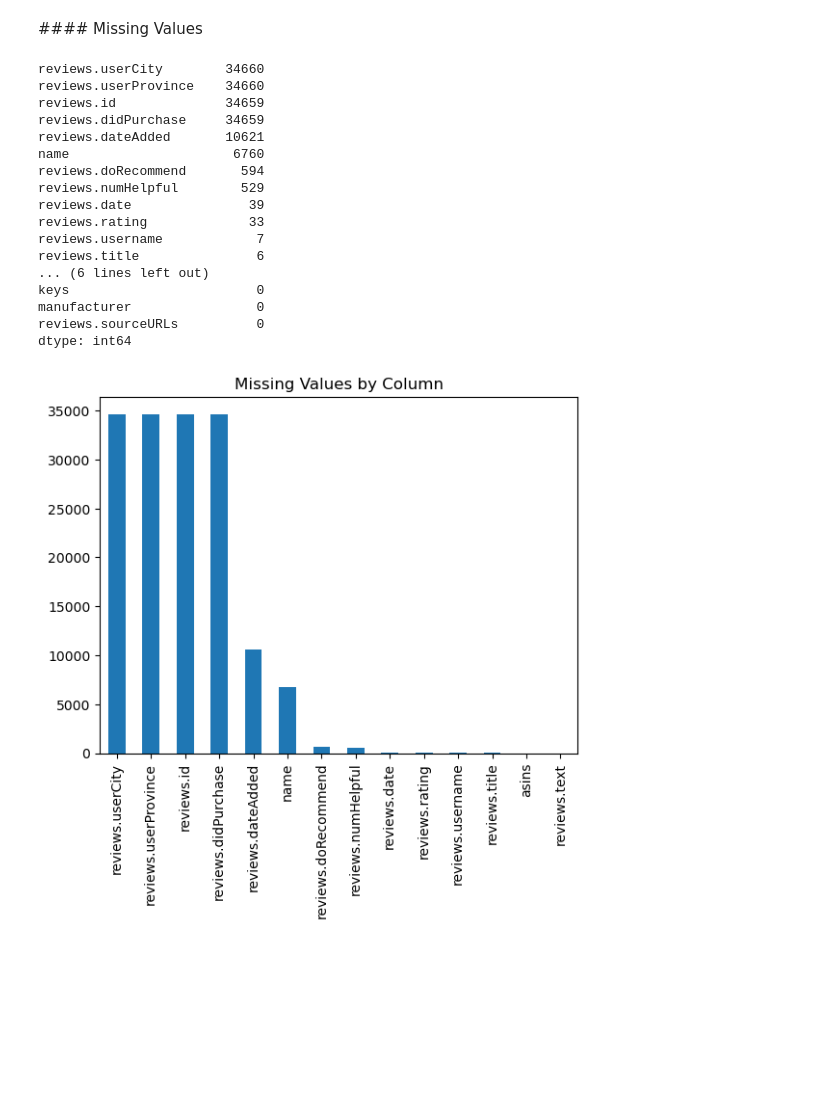
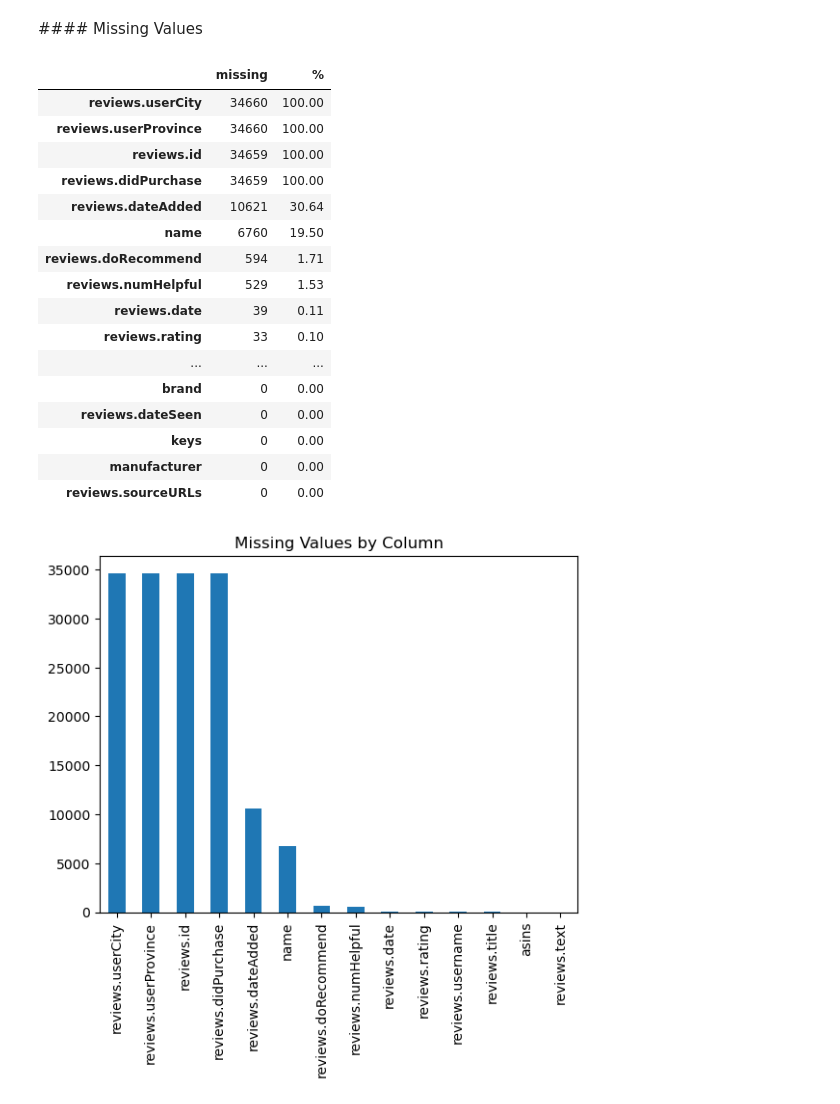
Before and after one commit to Martigol2/IRONHACK-AI-PROJECT3, a Jupyter notebook: data/data_cleaning.ipynb, the cells around one changed output. Drawn from its saved outputs; the diff is of its cells as text; code cells hidden in the pictures; blank space fills up the shorter version.

Commit message:
clean data

```diff
--- a/data/data_cleaning.ipynb
+++ b/data/data_cleaning.ipynb
@@ -66,26 +70,27 @@ df.describe(include="all")
 # %% [markdown]
 #### Missing Values
-# %%
-missing = df.isnull().sum().sort_values(ascending=False)
-missing
-# %% [output]
-reviews.userCity        34660
-reviews.userProvince    34660
-reviews.id              34659
-reviews.didPurchase     34659
-reviews.dateAdded       10621
-name                     6760
-reviews.doRecommend       594
-reviews.numHelpful        529
-reviews.date               39
-reviews.rating             33
-reviews.username            7
-reviews.title               6
-... (6 lines left out)
-keys                        0
-manufacturer                0
-reviews.sourceURLs          0
-dtype: int64
+# %%
+missing = df.isnull().sum().sort_values(ascending=False)
+missing_pct = (missing / len(df) * 100).round(2)
+pd.DataFrame({"missing": missing, "%": missing_pct})
+# %% [output]
+|  | missing | % |
+| reviews.userCity | 34660 | 100.00 |
+| reviews.userProvince | 34660 | 100.00 |
+| reviews.id | 34659 | 100.00 |
+| reviews.didPurchase | 34659 | 100.00 |
+| reviews.dateAdded | 10621 | 30.64 |
+| name | 6760 | 19.50 |
+| reviews.doRecommend | 594 | 1.71 |
+| reviews.numHelpful | 529 | 1.53 |
+| reviews.date | 39 | 0.11 |
+| reviews.rating | 33 | 0.10 |
+| ... | ... | ... |
+| brand | 0 | 0.00 |
+| reviews.dateSeen | 0 | 0.00 |
+| keys | 0 | 0.00 |
+| manufacturer | 0 | 0.00 |
+| reviews.sourceURLs | 0 | 0.00 |
 # %%
 import matplotlib.pyplot as plt
 
```
Also changed, not shown: parts of 19 cells of this notebook.
